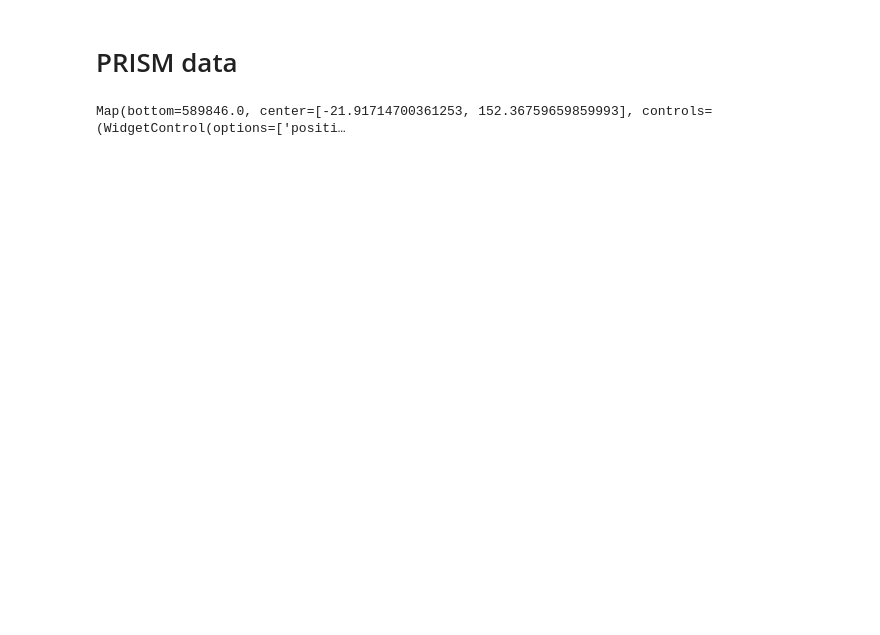
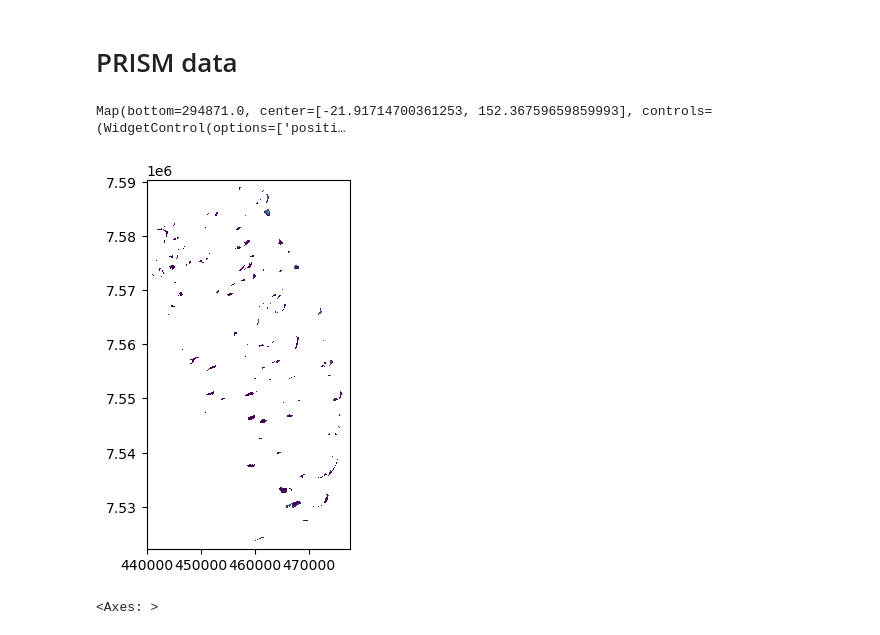
Before and after one commit to orlando-code/onereef, a Jupyter notebook: initial_prism.ipynb, the cells around one changed output. Drawn from its saved outputs; the diff is of its cells as text; code cells hidden in the pictures; blank space fills up the shorter version.

Commit message:
investigating tif file locally

```diff
--- a/initial_prism.ipynb
+++ b/initial_prism.ipynb
@@ -103,9 +104,4 @@ Map.addLayer(swains_sunglint_correction, sVisParams, 'top of water reflectance (
 # PRISM data
 # %%
 swains = ee.Image("projects/reeftruth/assets/PRISM/Swains").rename(['coral','algae','sand'])
-
 Map.addLayer(swains, prismVisParams, 'PRISM benthic classes')
-Map.centerObject(aoiGeom, 11)
-Map
-# %% [output]
-Map(bottom=589846.0, center=[-21.91714700361253, 152.36759659859993], controls=(WidgetControl(options=['positi…
@@ -111,0 +115,15 @@ Map(bottom=589846.0, center=[-21.91714700361253, 152.36759659859993], controls=(
+# %%
+Map.centerObject(aoiGeom, 11)
+Map
+# %% [output]
+Map(bottom=294871.0, center=[-21.91714700361253, 152.36759659859993], controls=(WidgetControl(options=['positi…
+# %%
+# investigate swains data from local file
+swains_fp = ("/Users/rt582/Library/CloudStorage/OneDrive-UniversityofCambridge/cambridge/phd/reeftruth/data/prism/processed/Swains.tif")
+import rasterio as rio
+from rasterio import plot as rioplot
+swains_tif = rio.open(swains_fp)
+rioplot.show(swains_tif)
+# %% [output]
+[figure, added]
+<Axes: >
```
Also changed, not shown: parts of 9 cells of this notebook, 1 other file.
